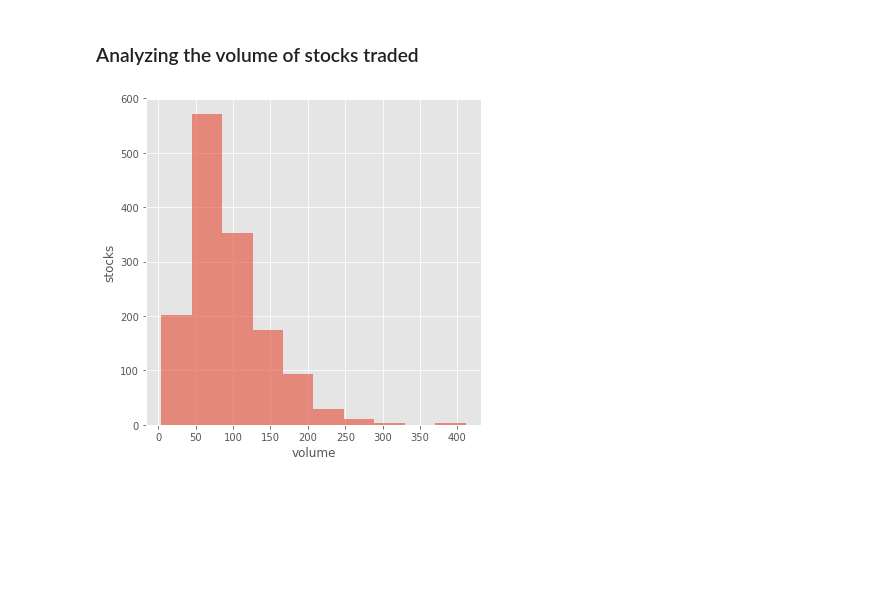
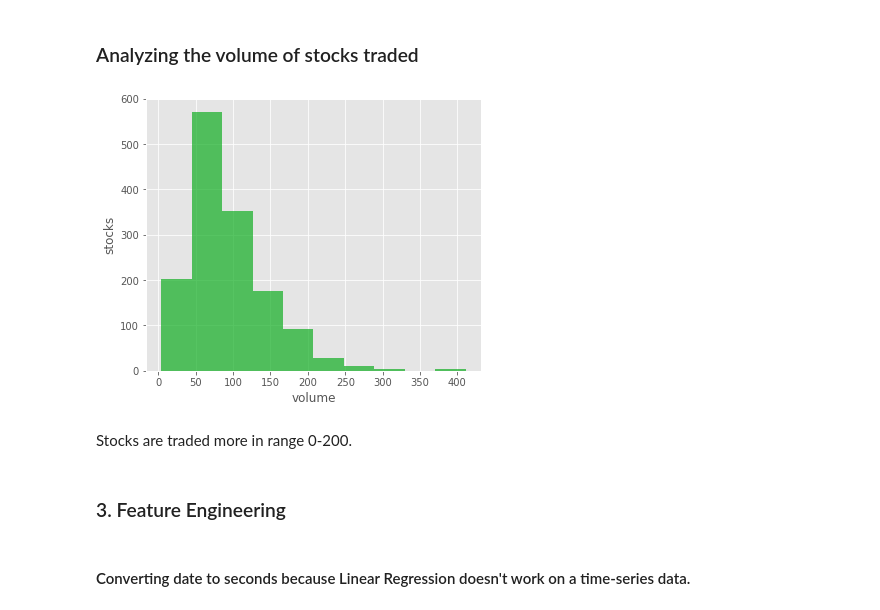
Before and after one commit to oxfordinette/ml-pre-built-templates, a Jupyter notebook: Regression/Regression.ipynb, the cells around one changed output. Cells and saved outputs as stored; diff of their text form; code cells hidden in the pictures; blank space fills up the shorter version.

```diff
--- a/Regression/Regression.ipynb
+++ b/Regression/Regression.ipynb
@@ -130,0 +146,2 @@ stocks['date'] = pd.to_datetime(stocks['date'])
+# %%
+stocks = stocks.drop(['id', 'ticker'], axis=1)
@@ -137,7 +170,7 @@ plt.style.use('ggplot')
 ### Analyzing the related values
 # %%
 # Customising figure size
-plt.rcParams['figure.figsize'] = [6, 8]
+plt.rcParams['figure.figsize'] = [6, 10]
 
 def plot_hist(feature1, feature2, transparency1, transparency2):
     plt.hist(stocks[feature1], label=feature1, alpha=transparency1)
@@ -157,11 +190,17 @@ plt.show()
 ### Analyzing the volume of stocks traded
 # %%
 # Customising figure size
-plt.rcParams['figure.figsize'] = [6, 6]
+plt.rcParams['figure.figsize'] = [6, 5]
 
-plt.hist(stocks['volume'], alpha=0.6)
+plt.hist(stocks['volume'], color='#11ae22', alpha=0.7)
 plt.xlabel('volume')
 plt.ylabel('stocks')
 plt.show()
 # %% [output]
-[figure, old version]
+[figure, new version]
+# %% [markdown]
+Stocks are traded more in range 0-200.
+# %% [markdown]
+### 3. Feature Engineering
+# %% [markdown]
+#### Converting date to seconds because Linear Regression doesn't work on a time-series data.
```
Also changed, not shown: parts of 37 cells of this notebook.
